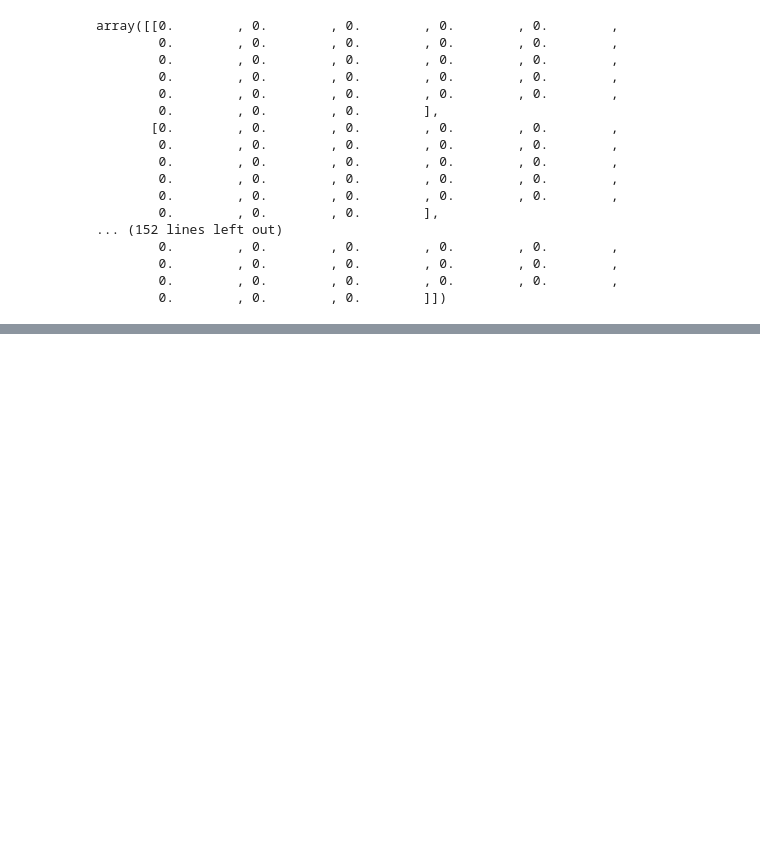
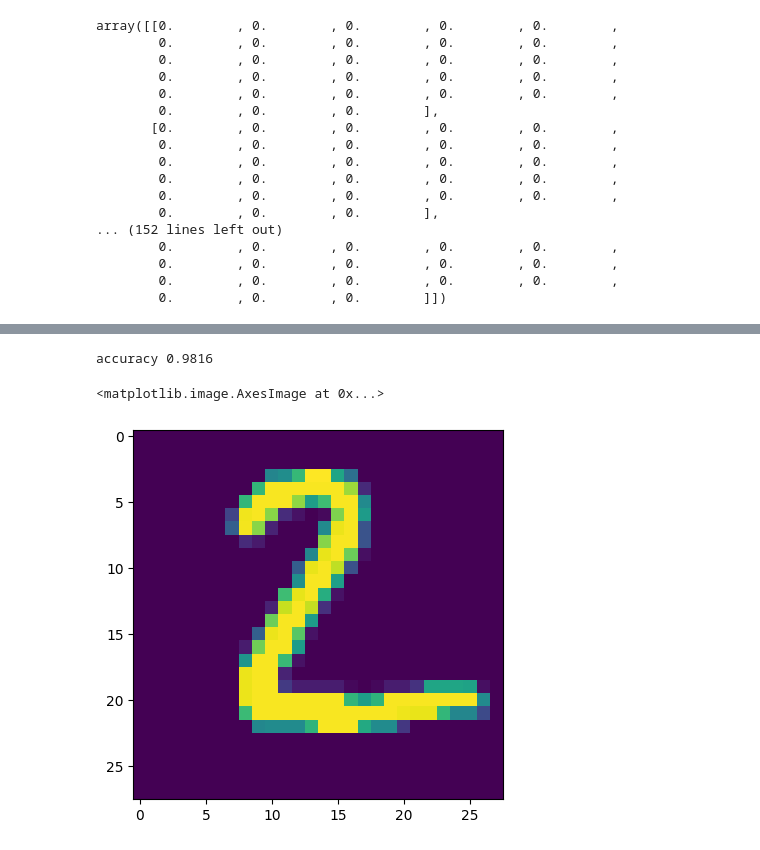
Before and after one commit to harshbhatt15/Deep_Learning, a Jupyter notebook: Artificial_Neuron_Network (ANN)/Multi-class/Digit-classification/digi-classi.ipynb, the cells around one changed output, grey strips where cells are left out. Cells and saved outputs as stored; diff of their text form; code cells hidden in the pictures; blank space fills up the shorter version.

```diff
--- a/Artificial_Neuron_Network (ANN)/Multi-class/Digit-classification/digi-classi.ipynb
+++ b/Artificial_Neuron_Network (ANN)/Multi-class/Digit-classification/digi-classi.ipynb
@@ -91,6 +91,6 @@ plt.imshow(X_train[0], cmap='gray')
 # %%
-X_train = X_train/255
-y_train = y_train/255
+X_train = X_train/255.0
+X_test = X_test/255.0
 # %%
 X_train[0]
 # %% [output]
@@ -137,0 +181,12 @@ model.compile(loss='spare_categorical_crossentropy')
+# %%
+from sklearn.metrics import accuracy_score
+accuracy = accuracy_score(y_test, y_pred)
+
+print("accuracy",accuracy)
+# %% [output]
+accuracy 0.9816
+# %%
+plt.imshow(X_test[1])
+# %% [output]
+<matplotlib.image.AxesImage at 0x...>
+[figure, added]
```
Also changed, not shown: parts of 10 cells of this notebook.
